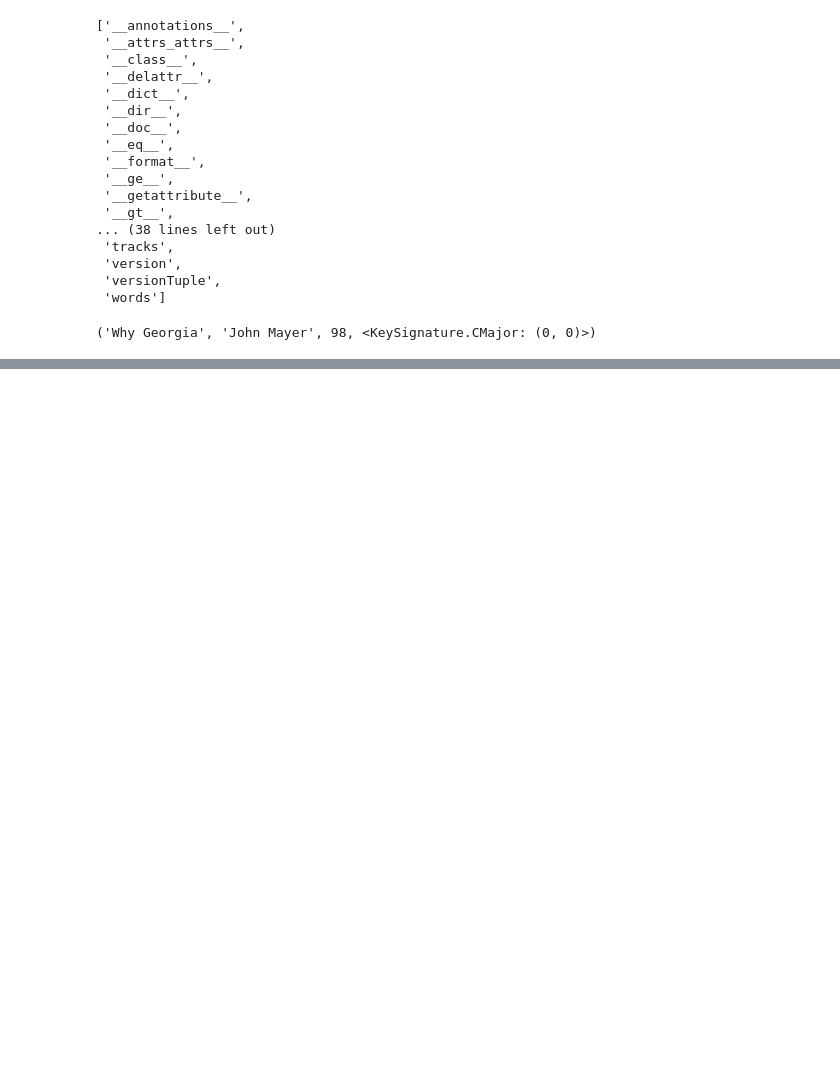
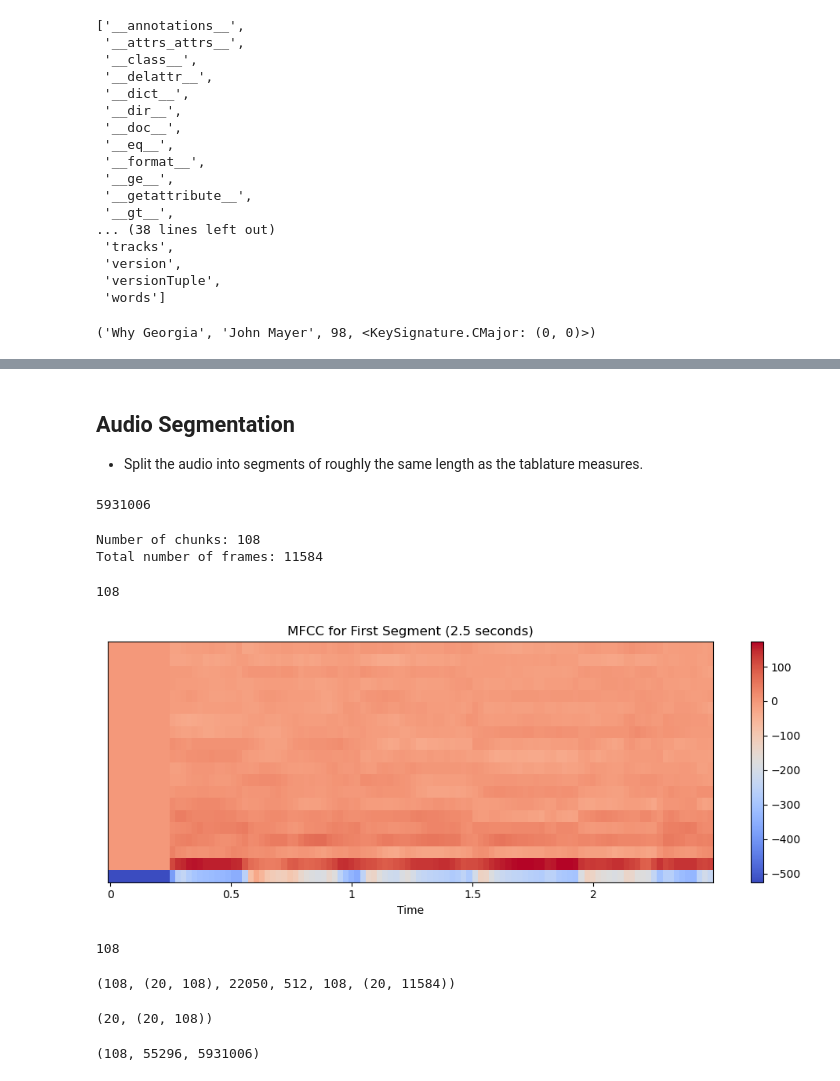
Before and after one commit to osamja/whats-the-tab, a Jupyter notebook: main.ipynb, the cells around one changed output, grey strips where cells are left out. Drawn from its saved outputs; the diff is of its cells as text; code cells hidden in the pictures; blank space fills up the shorter version.

Commit message:
segmented audio; will now try to align transcriptions tokens w respective audio segment

```diff
--- a/main.ipynb
+++ b/main.ipynb
@@ -401,0 +427,68 @@ for attribute in first_track_important_attributes:
+# %% [markdown]
+## Audio Segmentation
+* Split the audio into segments of roughly the same length as the tablature measures.
+# %%
+len(y)
+# %% [output]
+5931006
+# %%
+# Given parameters
+sample_rate = sr
+chunk_duration = 2.5  # Chunk duration in seconds
+hop_length = 512  # This is the default hop length for librosa's mfcc calculation
+
+# Calculate the number of samples per chunk
+samples_per_chunk = int(sample_rate * chunk_duration)
+
+# Calculate the number of chunks
+num_chunks = len(y) // samples_per_chunk + 1
+
+print('Number of chunks:', num_chunks)
+
+# calculate total number of frames
+total_frames = len(y) // hop_length + 1
+print('Total number of frames:', total_frames)
+
+# Calculate the number of frames per chunk
+# Formula: Number of Frames = (Number of Samples in Segment - Frame Length) / Hop Length + 1
+# Assuming the frame length is equal to the hop length for simplicity
+frames_per_chunk = (samples_per_chunk) // hop_length + 1
+
+frames_per_chunk
+# %% [output]
+Number of chunks: 108
+Total number of frames: 11584
+108
+# %%
+# Segment the MFCC data into 2.5-second chunks
+segments = []
+for start_frame in range(0, data.shape[1], frames_per_chunk):
+    end_frame = start_frame + frames_per_chunk
+    # Ensure the segment does not exceed the data length
+    if end_frame > data.shape[1]:
+        end_frame = data.shape[1]
+    segment = data[:, start_frame:end_frame]
+    segments.append(segment)
+
+# Plotting the first segment
+plt.figure(figsize=(10, 4))
+# Adjust the 'time' axis to reflect the actual duration of the segment
+librosa.display.specshow(segments[0], x_axis='time', sr=sr, hop_length=hop_length)
+plt.colorbar()
+plt.title('MFCC for First Segment (2.5 seconds)')
+plt.tight_layout()
+plt.show()
+# %% [output]
+[figure, added]
+# %%
+len(segments)
+# %% [output]
+108
+# %%
+len(segments), segments[0].shape, sample_rate, hop_length, frames_per_chunk, data.shape
+# %% [output]
+(108, (20, 108), 22050, 512, 108, (20, 11584))
+# %%
+len(segments[0]), segments[0].shape
+# %% [output]
+(20, (20, 108))
@@ -401,0 +504,4 @@ for attribute in first_track_important_attributes:
+# %%
+len(audio_segments), len(audio_segments[0]), len(y)
+# %% [output]
+(108, 55296, 5931006)
```
Also changed, not shown: parts of 23 cells of this notebook.
